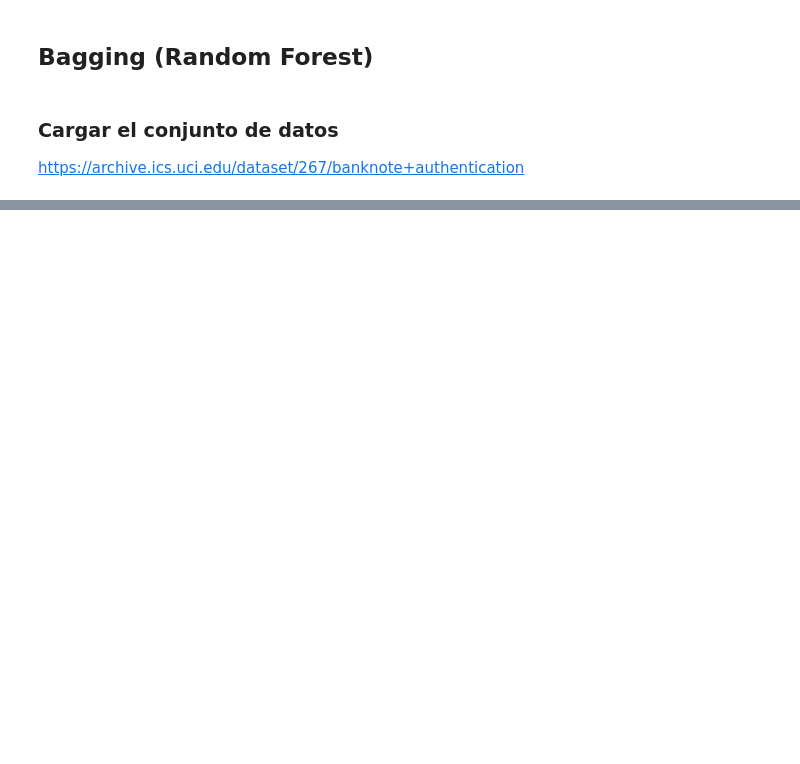
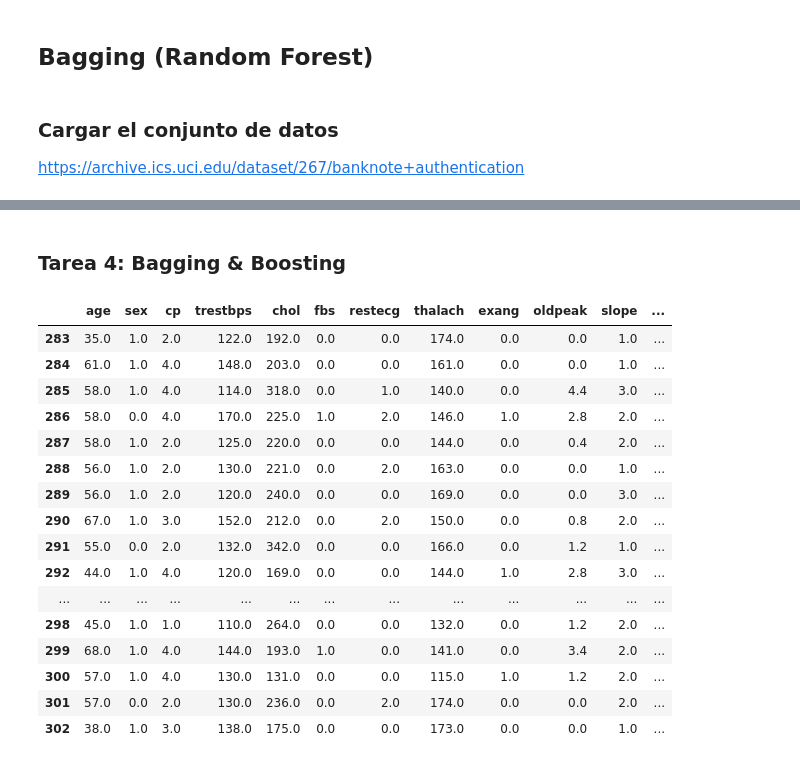
Before and after one commit to chrisrueda/EndomorfismoII_2024, a Jupyter notebook: 05_Bagging&Boosting/B&B.ipynb, the cells around one changed output, grey strips where cells are left out. Drawn from its saved outputs; the diff is of its cells as text; code cells hidden in the pictures; blank space fills up the shorter version.

```diff
--- a/05_Bagging&Boosting/B&B.ipynb
+++ b/05_Bagging&Boosting/B&B.ipynb
@@ -31,0 +148,30 @@ df = pd.read_csv(url)
+# %% [markdown]
+### Tarea 4: Bagging & Boosting
+# %%
+import pandas as pd
+import numpy as np
+
+#Cargar el dataset
+url = "https://archive.ics.uci.edu/ml/machine-learning-databases/heart-disease/processed.cleveland.data"
+#Crear dataframe en pandas
+columnas = ['age', 'sex','cp','trestbps','chol','fbs','restecg','thalach','exang','oldpeak','slope','ca','thal','class']
+df = pd.read_csv(url, names=columnas)
+df.tail(20)
+# %% [output]
+|  | age | sex | cp | trestbps | chol | fbs | restecg | thalach | exang | oldpeak | slope | ... |
+| 283 | 35.0 | 1.0 | 2.0 | 122.0 | 192.0 | 0.0 | 0.0 | 174.0 | 0.0 | 0.0 | 1.0 | ... |
+| 284 | 61.0 | 1.0 | 4.0 | 148.0 | 203.0 | 0.0 | 0.0 | 161.0 | 0.0 | 0.0 | 1.0 | ... |
+| 285 | 58.0 | 1.0 | 4.0 | 114.0 | 318.0 | 0.0 | 1.0 | 140.0 | 0.0 | 4.4 | 3.0 | ... |
+| 286 | 58.0 | 0.0 | 4.0 | 170.0 | 225.0 | 1.0 | 2.0 | 146.0 | 1.0 | 2.8 | 2.0 | ... |
+| 287 | 58.0 | 1.0 | 2.0 | 125.0 | 220.0 | 0.0 | 0.0 | 144.0 | 0.0 | 0.4 | 2.0 | ... |
+| 288 | 56.0 | 1.0 | 2.0 | 130.0 | 221.0 | 0.0 | 2.0 | 163.0 | 0.0 | 0.0 | 1.0 | ... |
+| 289 | 56.0 | 1.0 | 2.0 | 120.0 | 240.0 | 0.0 | 0.0 | 169.0 | 0.0 | 0.0 | 3.0 | ... |
+| 290 | 67.0 | 1.0 | 3.0 | 152.0 | 212.0 | 0.0 | 2.0 | 150.0 | 0.0 | 0.8 | 2.0 | ... |
+| 291 | 55.0 | 0.0 | 2.0 | 132.0 | 342.0 | 0.0 | 0.0 | 166.0 | 0.0 | 1.2 | 1.0 | ... |
+| 292 | 44.0 | 1.0 | 4.0 | 120.0 | 169.0 | 0.0 | 0.0 | 144.0 | 1.0 | 2.8 | 3.0 | ... |
+| ... | ... | ... | ... | ... | ... | ... | ... | ... | ... | ... | ... | ... |
+| 298 | 45.0 | 1.0 | 1.0 | 110.0 | 264.0 | 0.0 | 0.0 | 132.0 | 0.0 | 1.2 | 2.0 | ... |
+| 299 | 68.0 | 1.0 | 4.0 | 144.0 | 193.0 | 1.0 | 0.0 | 141.0 | 0.0 | 3.4 | 2.0 | ... |
+| 300 | 57.0 | 1.0 | 4.0 | 130.0 | 131.0 | 0.0 | 0.0 | 115.0 | 1.0 | 1.2 | 2.0 | ... |
+| 301 | 57.0 | 0.0 | 2.0 | 130.0 | 236.0 | 0.0 | 2.0 | 174.0 | 0.0 | 0.0 | 2.0 | ... |
+| 302 | 38.0 | 1.0 | 3.0 | 138.0 | 175.0 | 0.0 | 0.0 | 173.0 | 0.0 | 0.0 | 1.0 | ... |
```
Also changed, not shown: parts of 24 cells of this notebook, 3 other files.
